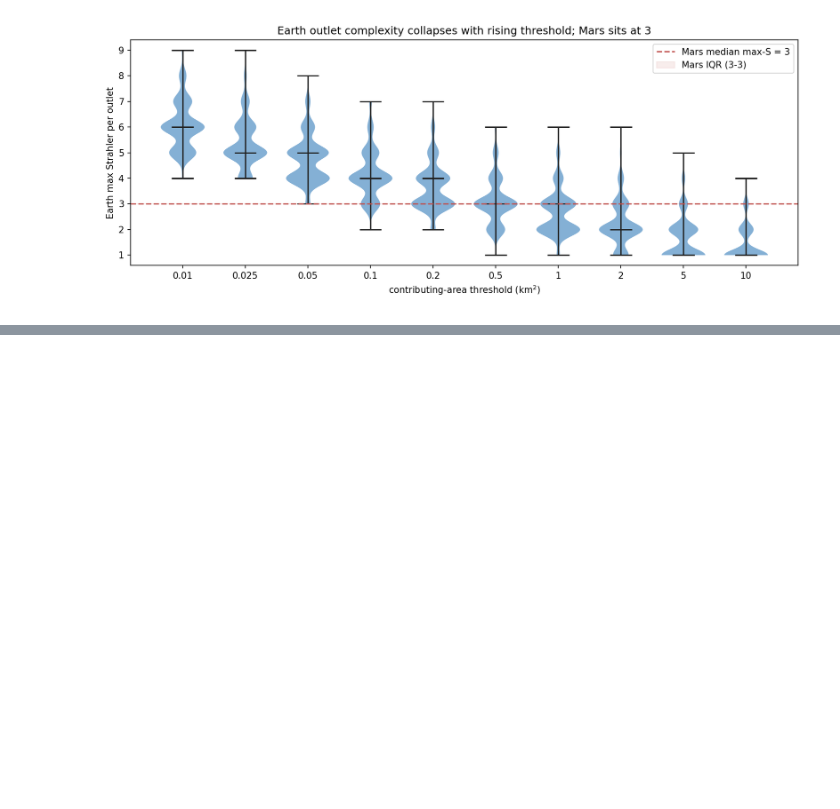
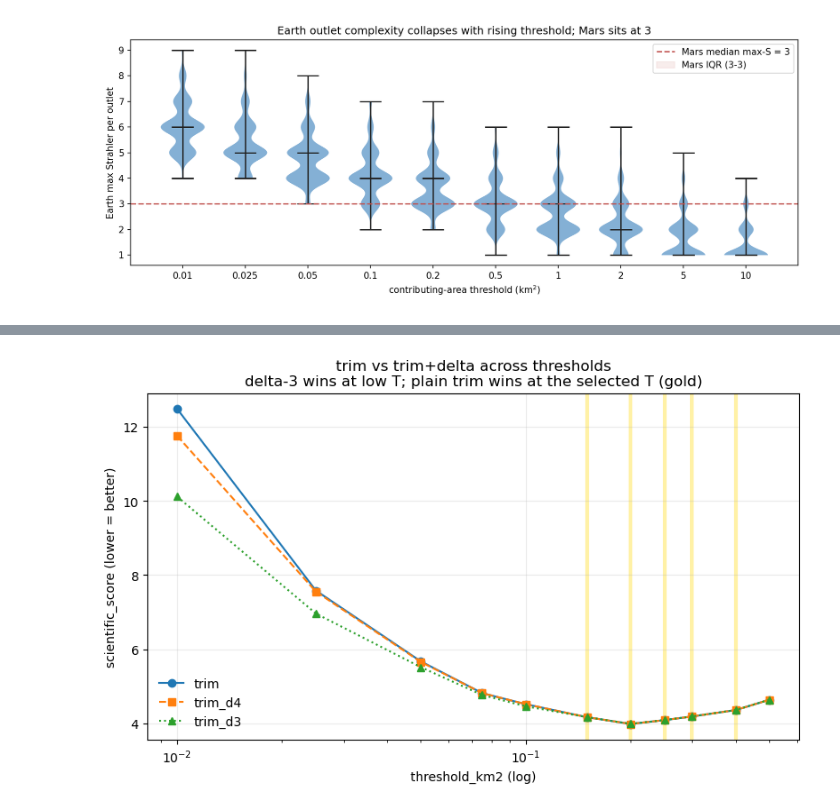
Before and after one commit to GP-Geo/CH_Project, a Jupyter notebook: notebooks/pipeline/04_earth_mars_regime_calibration.ipynb, the cells around one changed output, grey strips where cells are left out. Saved outputs shown, nothing was run; the diff lists cells and outputs as text; code cells hidden in the pictures; blank space fills up the shorter version.

```diff
--- a/notebooks/pipeline/04_earth_mars_regime_calibration.ipynb
+++ b/notebooks/pipeline/04_earth_mars_regime_calibration.ipynb
@@ -89,0 +247,23 @@ varies across regimes is *complexity*, and the spread of results is our uncertai
+# %%
+# Verify: plain trim vs trim+delta at every threshold + higher-trim (ge3) eligibility.
+_fam = candidates[candidates.pruning_variant.isin(['trim', 'trim_d3', 'trim_d4'])]
+_sci = _fam.pivot(index='threshold_km2', columns='pruning_variant', values='scientific_score')
+_dd = _fam.pivot(index='threshold_km2', columns='pruning_variant', values='earth_dd_hull_median')
+_len = candidates[candidates.pruning_variant == 'trim'].set_index('threshold_km2')['length_retained_median']
+vtab = pd.DataFrame({'trim': _sci['trim'], 'trim_d4': _sci['trim_d4'], 'trim_d3': _sci['trim_d3']})
+vtab['winner'] = vtab[['trim', 'trim_d4', 'trim_d3']].idxmin(axis=1)
+vtab['delta_changes_median_dd'] = ~(np.isclose(_dd['trim'], _dd['trim_d3'])
+                                    & np.isclose(_dd['trim'], _dd['trim_d4']))
+vtab['trim_len_ret'] = _len
+display(vtab.round(4))
+
+sel_thr = sorted(top5.threshold_km2.unique())
+sel = vtab.loc[vtab.index.isin(sel_thr)]
+print('selected regime thresholds   :', sel_thr)
+print('plain trim wins at ALL selected thresholds :', bool((sel['winner'] == 'trim').all()))
+print('thresholds where a delta variant wins      :', list(vtab[vtab.winner != 'trim'].index),
+      '(low-T, not competitive overall)')
+_ge3 = candidates[candidates.pruning_variant == 'ge3']
+print(f'higher trim ge3 (remove order 1+2): median length_retained='
+      f'{_ge3.length_retained_median.median():.2f}  eligible anywhere={bool(_ge3.eligible.any())} '
+      f'(< 0.30 floor => over-pruned)')
@@ -89,0 +288,15 @@ varies across regimes is *complexity*, and the spread of results is our uncertai
+# %%
+# Figure — scientific_score vs threshold for the trim family (delta wins low-T; trim wins at selected T).
+fig, ax = plt.subplots(figsize=(8.0, 5.0))
+for v, ls, mk in [('trim', '-', 'o'), ('trim_d4', '--', 's'), ('trim_d3', ':', '^')]:
+    ax.plot(_sci.index, _sci[v], ls, marker=mk, label=v)
+for t in sel_thr:
+    ax.axvline(t, color='gold', alpha=0.35, lw=3, zorder=0)
+ax.set_xscale('log'); ax.set_xlabel('threshold_km2 (log)')
+ax.set_ylabel('scientific_score (lower = better)')
+ax.set_title('trim vs trim+delta across thresholds\n'
+             'delta-3 wins at low T; plain trim wins at the selected T (gold)')
+ax.legend(frameon=False); ax.grid(True, alpha=0.25); fig.tight_layout()
+fig.savefig(OPT_DIR / 'fig_trim_vs_delta_verification.png', dpi=150, bbox_inches='tight'); plt.show()
+# %% [output]
+[figure, added]
```
Also changed, not shown: parts of 13 cells of this notebook, 42 other files.
